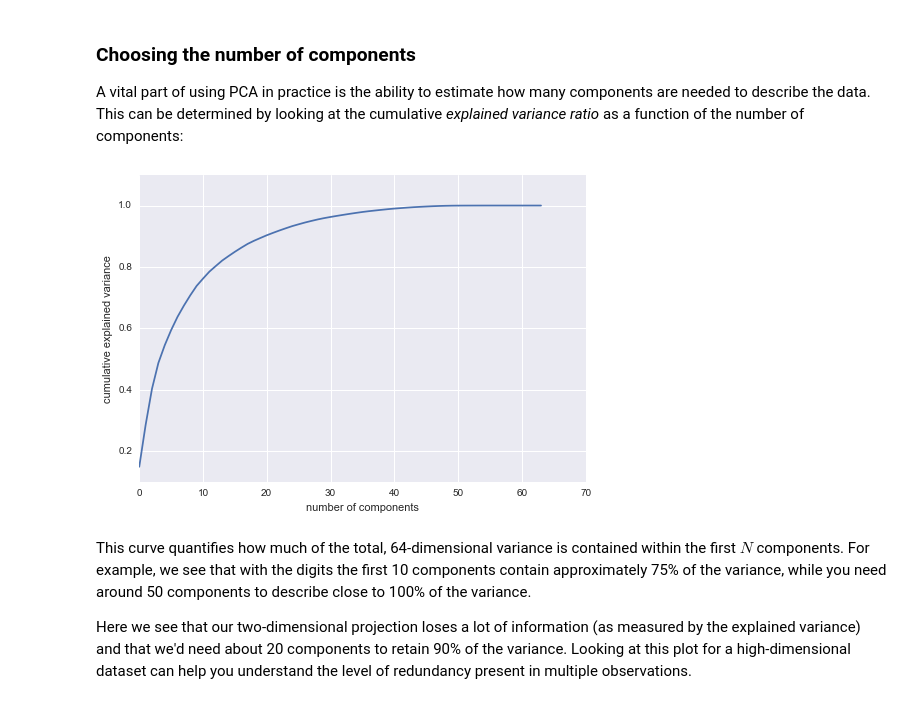
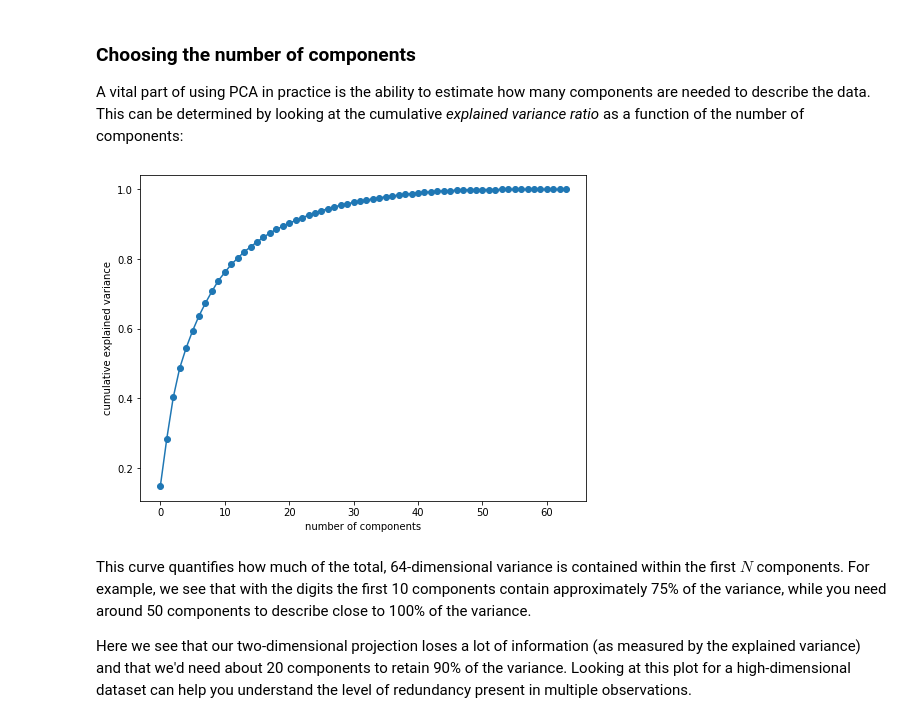
Before and after one commit to yongduek/PythonDataScienceHandbook, a Jupyter notebook: notebooks/05.09-Principal-Component-Analysis.ipynb, the cells around one changed output. Saved outputs shown, nothing was run; the diff lists cells and outputs as text; code cells hidden in the pictures.

```diff
--- a/notebooks/05.09-Principal-Component-Analysis.ipynb
+++ b/notebooks/05.09-Principal-Component-Analysis.ipynb
@@ -25,7 +25,9 @@ We begin with the standard imports:
 %matplotlib inline
 import numpy as np
 import matplotlib.pyplot as plt
-import seaborn as sns; sns.set()
+import matplotlib
+matplotlib.rcParams['figure.figsize'] = (8,6)
+import seaborn as sns; #sns.set()
 # %% [markdown]
 ## Introducing Principal Component Analysis
 
@@ -212,11 +216,11 @@ A vital part of using PCA in practice is the ability to estimate how many compon
 This can be determined by looking at the cumulative *explained variance ratio* as a function of the number of components:
 # %%
 pca = PCA().fit(digits.data)
-plt.plot(np.cumsum(pca.explained_variance_ratio_))
+plt.plot(np.cumsum(pca.explained_variance_ratio_), '-o')
 plt.xlabel('number of components')
 plt.ylabel('cumulative explained variance');
 # %% [output]
-[figure, old version]
+[figure, new version]
 # %% [markdown]
 This curve quantifies how much of the total, 64-dimensional variance is contained within the first $N$ components.
 For example, we see that with the digits the first 10 components contain approximately 75% of the variance, while you need around 50 components to describe close to 100% of the variance.
```
Also changed, not shown: parts of 14 cells of this notebook.
